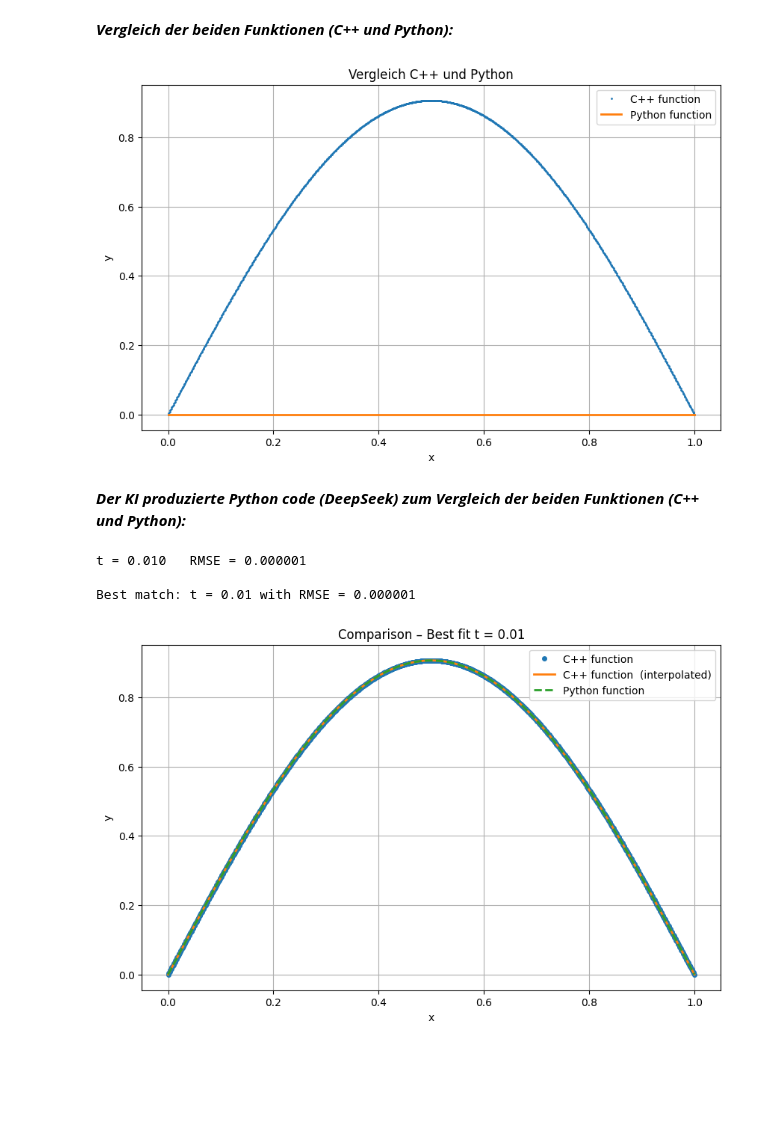
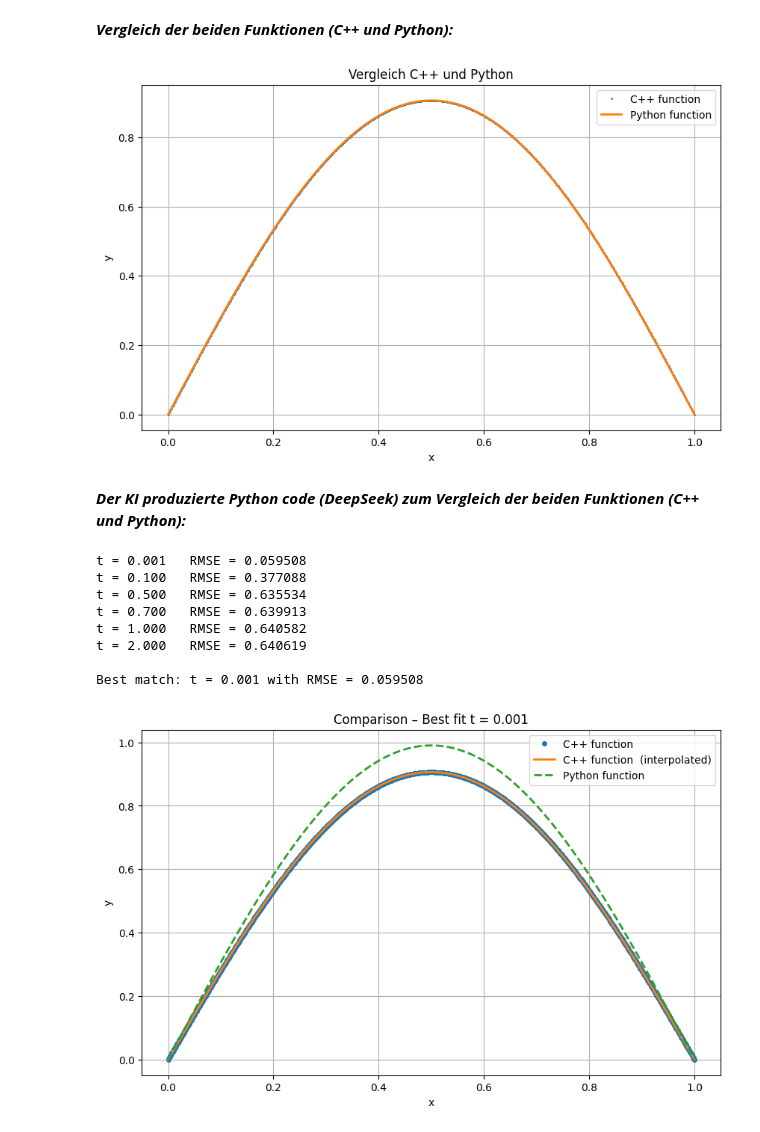
Before and after one commit to OlafKolditz/Hydroinformatik-2026, a Jupyter notebook: EX09-jupyter-notebook.ipynb, the cells around one changed output. Cells and saved outputs as stored; diff of their text form; code cells hidden in the pictures; blank space fills up the shorter version.

```diff
--- a/EX09-jupyter-notebook.ipynb
+++ b/EX09-jupyter-notebook.ipynb
@@ -57,8 +57,8 @@ import matplotlib.pylab as plt
 PI = 3.14159265358979323846
 numPoints = 100
 alpha = 1.0
-t = [0.001, 0.1, 0.5, 0.7, 1.0, 2.0]
-#t = [0.01]
+#t = [0.001, 0.1, 0.5, 0.7, 1.0, 2.0]
+t = [0.01]
 
 # Precompute x coordinates (same for all curves)
 x2 = [float(i) / numPoints for i in range(numPoints + 1)]
@@ -91,7 +91,7 @@ plt.legend()
 plt.grid(True)
 plt.show()
 # %% [output]
-[figure, old version]
+[figure, new version]
 # %% [markdown]
 ***Der KI produzierte Python code (DeepSeek) zum Vergleich der beiden Funktionen (C++ und Python):***
 # %%
@@ -118,8 +118,8 @@ y1 = np.array(y1)
 PI = math.pi
 numPoints = 10000
 alpha = 1.0
-#t_values = [0.001, 0.1, 0.5, 0.7, 1.0, 2.0]
-t_values = [0.01]
+t_values = [0.001, 0.1, 0.5, 0.7, 1.0, 2.0]
+#t_values = [0.01]
 
 # Common x grid for theoretical curves (0 to 1)
 x2 = np.linspace(0, 1, numPoints + 1)
@@ -134,33 +134,38 @@ for n in t_values:
 # Create an interpolation function from CSV points
 interp_func = interp1d(x1, y1, kind='linear', fill_value='extrapolate')
 y1_interp = interp_func(x2)   # now y1_interp has same shape as y2
 
 # -------- 4. Compute RMSE for each theoretical curve ----------
 rmse_values = {}
 for n, y2 in theoretical_curves.items():
     diff = y1_interp - y2
     rmse = np.sqrt(np.mean(diff**2))
     rmse_values[n] = rmse
     print(f"t = {n:5.3f}   RMSE = {rmse:.6f}")
 
 # Find best matching t
 best_t = min(rmse_values, key=rmse_values.get)
 print(f"\nBest match: t = {best_t} with RMSE = {rmse_values[best_t]:.6f}")
 
 # -------- 5. Visual comparison (CSV vs best theoretical curve) --------
 plt.figure(figsize=(10, 6))
 plt.plot(x1, y1, 'o', markersize=4, label='C++ function')
 plt.plot(x2, y1_interp, '-', linewidth=2, label='C++ function  (interpolated)')
 plt.plot(x2, theoretical_curves[best_t], '--', linewidth=2,
          label='Python function')
 plt.xlabel('x')
 plt.ylabel('y')
 plt.title(f'Comparison – Best fit t = {best_t}')
 plt.legend()
 plt.grid(True)
 plt.show()
 # %% [output]
-t = 0.010   RMSE = 0.000001
+t = 0.001   RMSE = 0.059508
+t = 0.100   RMSE = 0.377088
+t = 0.500   RMSE = 0.635534
+t = 0.700   RMSE = 0.639913
+t = 1.000   RMSE = 0.640582
+t = 2.000   RMSE = 0.640619
 
-Best match: t = 0.01 with RMSE = 0.000001
+Best match: t = 0.001 with RMSE = 0.059508
-[figure, old version]
+[figure, new version]
```
Also changed, not shown: parts of 1 cell of this notebook, 4 other files.
